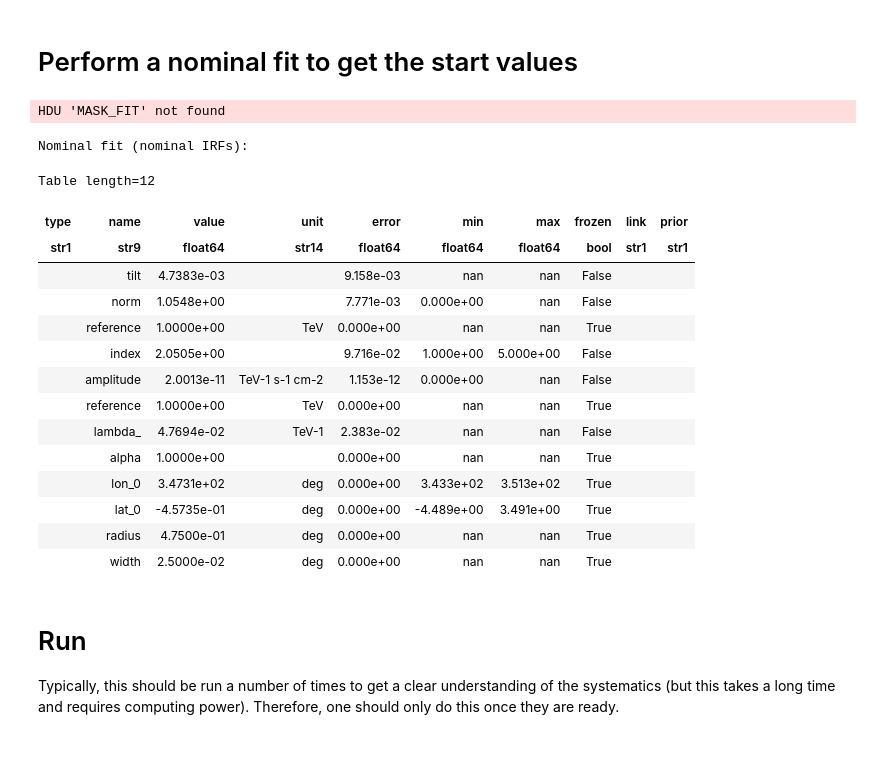
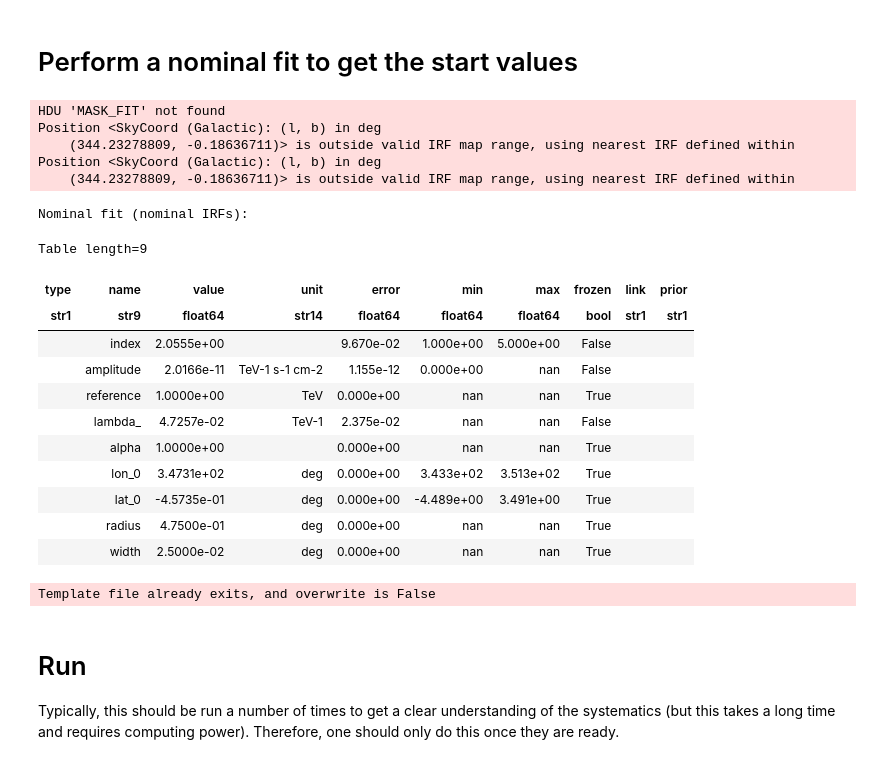
Before and after one commit to Astro-Kirsty/CADS_2026, a Jupyter notebook: Advanced_handson/IRF_systematics_fixed_counts.ipynb, the cells around one changed output. Saved outputs shown, nothing was run; the diff lists cells and outputs as text; code cells hidden in the pictures.

```diff
--- a/Advanced_handson/IRF_systematics_fixed_counts.ipynb
+++ b/Advanced_handson/IRF_systematics_fixed_counts.ipynb
@@ -146,37 +146,32 @@ seed = 0
 rsg = np.random.RandomState(seed)
 # %%
 # ------- Nominal fit: nominal IRFs, same (fixed) counts. Reference for the spread -------
-nominal_ds = dataset.copy(name="nominal-dataset")
+nominal_ds = dataset.copy(name=dataset.name)
 nominal_ds.models = dataset.models.copy()
-
-bkg_nom = FoVBackgroundModel(dataset_name=nominal_ds.name)
-bkg_nom.spectral_model.norm.min = 0          # keep norm positive
-bkg_nom.spectral_model.tilt.frozen = False   # fit the tilt as well
-nominal_ds.models = Models([bkg_nom, source_model])
 
 with nominal_ds.models.parameters.restore_status():
     fit = Fit(optimize_opts=dict(print_level=1))
     with np.errstate(divide="ignore", invalid="ignore"):
         result_nominal = fit.run([nominal_ds])
     if not result_nominal.success:
         raise RuntimeError("The nominal fit failed; check dataset/models first.")
-    nominal_pars = result_nominal.parameters.to_table().to_pandas()
 
 print("Nominal fit (nominal IRFs):")
-result_nominal.parameters.to_table()
+result_nominal.models[model_name].parameters.to_table()
 # %% [output]
 HDU 'MASK_FIT' not found
+Position <SkyCoord (Galactic): (l, b) in deg
+    (344.23278809, -0.18636711)> is outside valid IRF map range, using nearest IRF defined within
+Position <SkyCoord (Galactic): (l, b) in deg
+    (344.23278809, -0.18636711)> is outside valid IRF map range, using nearest IRF defined within
 Nominal fit (nominal IRFs):
-Table length=12
+Table length=9
 | type | name | value | unit | error | min | max | frozen | link | prior |
 | str1 | str9 | float64 | str14 | float64 | float64 | float64 | bool | str1 | str1 |
-|  | tilt | 4.7383e-03 |  | 9.158e-03 | nan | nan | False |  |  |
-|  | norm | 1.0548e+00 |  | 7.771e-03 | 0.000e+00 | nan | False |  |  |
+|  | index | 2.0555e+00 |  | 9.670e-02 | 1.000e+00 | 5.000e+00 | False |  |  |
+|  | amplitude | 2.0166e-11 | TeV-1 s-1 cm-2 | 1.155e-12 | 0.000e+00 | nan | False |  |  |
 |  | reference | 1.0000e+00 | TeV | 0.000e+00 | nan | nan | True |  |  |
-|  | index | 2.0505e+00 |  | 9.716e-02 | 1.000e+00 | 5.000e+00 | False |  |  |
-|  | amplitude | 2.0013e-11 | TeV-1 s-1 cm-2 | 1.153e-12 | 0.000e+00 | nan | False |  |  |
-|  | reference | 1.0000e+00 | TeV | 0.000e+00 | nan | nan | True |  |  |
-|  | lambda_ | 4.7694e-02 | TeV-1 | 2.383e-02 | nan | nan | False |  |  |
+|  | lambda_ | 4.7257e-02 | TeV-1 | 2.375e-02 | nan | nan | False |  |  |
 |  | alpha | 1.0000e+00 |  | 0.000e+00 | nan | nan | True |  |  |
 |  | lon_0 | 3.4731e+02 | deg | 0.000e+00 | 3.433e+02 | 3.513e+02 | True |  |  |
 |  | lat_0 | -4.5735e-01 | deg | 0.000e+00 | -4.489e+00 | 3.491e+00 | True |  |  |
@@ -184,6 +179,8 @@ Table length=12
 |  | width | 2.5000e-02 | deg | 0.000e+00 | nan | nan | True |  |  |
 # %%
 result_nominal.models.write(f"{savedir}/nominal_fit.yaml", overwrite=True, full_output=True)
+# %% [output]
+Template file already exits, and overwrite is False
 # %% [markdown]
 # Run
 
```
Also changed, not shown: parts of 8 cells of this notebook.
